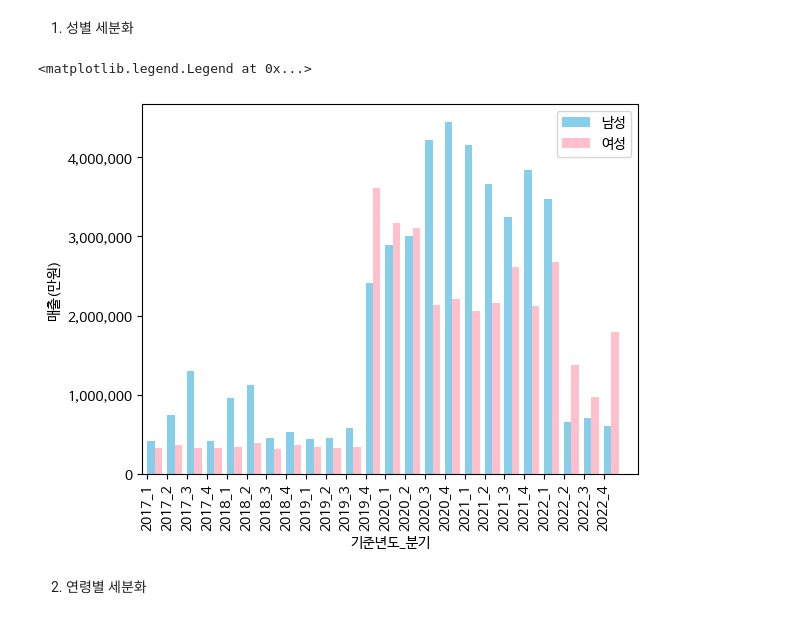
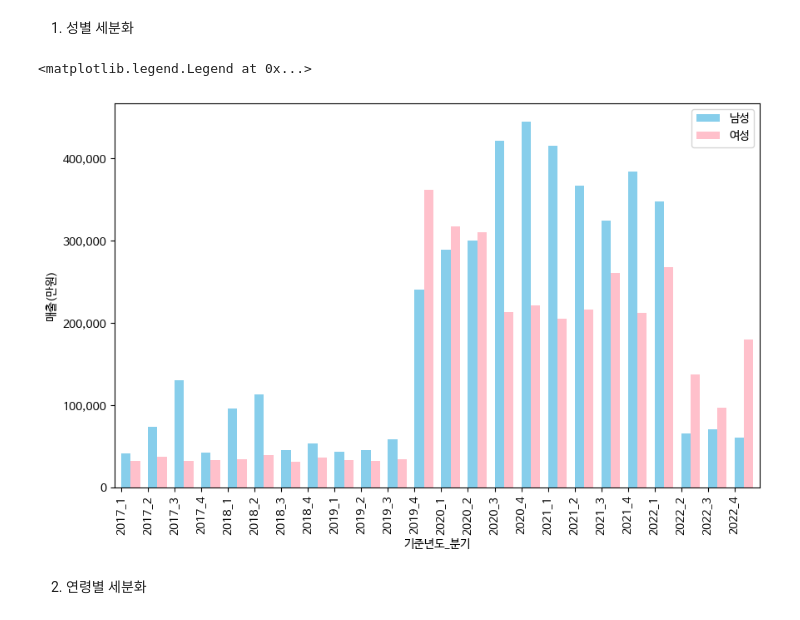
Before and after one commit to dragon11112222/allyway_in_seoul_sang-il, a Jupyter notebook: 231020발표용.ipynb, the cells around one changed output. Drawn from its saved outputs; the diff is of its cells as text; code cells hidden in the pictures.

```diff
--- a/231020발표용.ipynb
+++ b/231020발표용.ipynb
@@ -216,6 +216,7 @@ len(sangil_df['서비스_업종_코드_명'].value_counts())
 sangil_df1 = sangil_df.groupby('서비스_업종_코드_명').sum().sort_values('분기당_매출_금액', ascending = False)
 sangil_df1.reset_index(inplace = True)
 # %%
+plt.rcParams["figure.figsize"] = (10,10)
 df3plot = sns.barplot(data = sangil_df1,
             x = '분기당_매출_금액',
             y = '서비스_업종_코드_명',
@@ -227,8 +228,8 @@ df3plot.set_xlabel('매출 금액(만원)', fontsize=10)
 
 plt.ticklabel_format(axis='x',useOffset=False, style='plain')
 current_values = plt.gca().get_xticks()/1000
-plt.gca().set_xticklabels(['{:,.0f}'.format(x) for x in current_values], rotation = 20)
-plt.gca().set_yticklabels(sangil_df1['서비스_업종_코드_명'], size = 5)
+plt.gca().set_xticklabels(['{:,.0f}'.format(x) for x in current_values])
+plt.gca().set_yticklabels(sangil_df1['서비스_업종_코드_명'], size = 10)
 
 plt.show()
 # %% [output]
@@ -384,21 +387,21 @@ sangil_med_mw.set_index('기준년도_분기', inplace = True)
 # %%
+plt.rcParams["figure.figsize"] = (10,6)
 labels = ['남성', '여성']
 colors = ['skyblue', 'pink']
-ax_m = sangil_med_mw.plot.bar(color=colors, width = 1.5, align='edge')
+ax_m = sangil_med_mw.plot.bar(y = ['남성_매출_금액', '여성_매출_금액'],color=colors, width = 0.7, align='edge')
 #ax_w = df2_mw['여성_매출_금액'].plot.bar(color='pink')
 
 plt.ticklabel_format(axis='y',useOffset=False, style='plain')
 #ax_w.set_xticklabels(df2_mw.index)
 
-current_values = plt.gca().get_yticks()/1000
+current_values = plt.gca().get_yticks()/10000
 plt.gca().set_yticklabels(['{:,.0f}'.format(x) for x in current_values])
 
 ax_m.set_ylabel("매출(만원)")
-
 ax_m.legend(labels)
 # %% [output]
 <matplotlib.legend.Legend at 0x...>
-[figure, old version]
+[figure, new version]
 # %% [markdown]
 2) 연령별 세분화
 # %%
```
Also changed, not shown: parts of 8 cells of this notebook.
